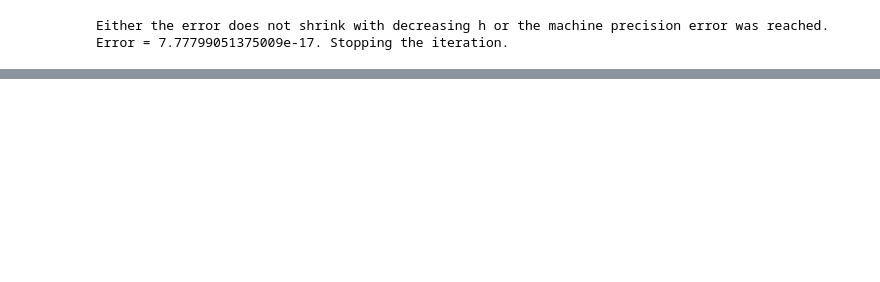
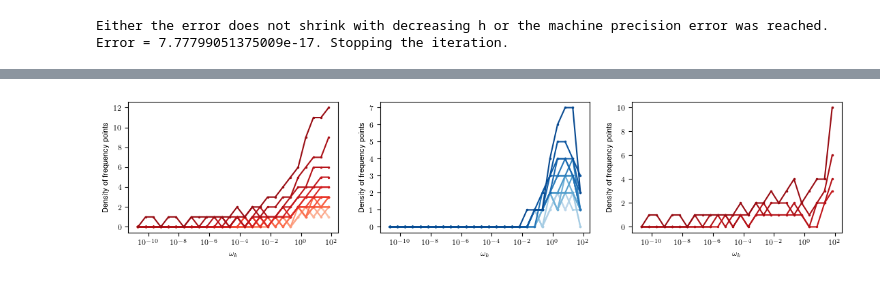
Before and after one commit to jthoenniss/RealTimeID, a Jupyter notebook: error_analysis.ipynb, the cells around one changed output, grey strips where cells are left out. Saved outputs shown, nothing was run; the diff lists cells and outputs as text; code cells hidden in the pictures; blank space fills up the shorter version.

```diff
--- a/error_analysis.ipynb
+++ b/error_analysis.ipynb
@@ -429,0 +207,19 @@ Text(0, 0.5, 'Density of frequency points')
+# %%
+fig, axs = plt.subplots(1, 3, figsize=(13.5, 2.5))
+
+for i, h in enumerate(h_vals):
+    fine_grid, coarse_grid, diff_grid = D[i].fine_grid, D[i].coarse_grid, np.setdiff1d(D[i].fine_grid, D[i].coarse_grid)
+    lower_lim, upper_lim, interval_spacing = -11, 2, "log"
+
+    for ax, grid, color, marker, markersize in zip(axs, [fine_grid, coarse_grid, diff_grid],
+                                                   [colors_orange[i], colors_blue[i], colors_orange[i] if i > nbr_iterations - 5 else "white"],
+                                                   [".", ".", "."], [3,3,3] if i > nbr_iterations - 5 else [3,3,0]):
+        density, density_grid = cf.point_density(grid, lower_lim, upper_lim, interval_spacing)
+        ax.plot(density_grid, density, marker=marker, markersize=markersize, color=color)
+
+for ax in axs:
+    ax.set_xscale("log")
+    ax.set_xlabel(r"$\omega_k$")
+    ax.set_ylabel("Density of frequency points")
+# %% [output]
+[figure, added]
```
Also changed, not shown: parts of 6 cells of this notebook.
